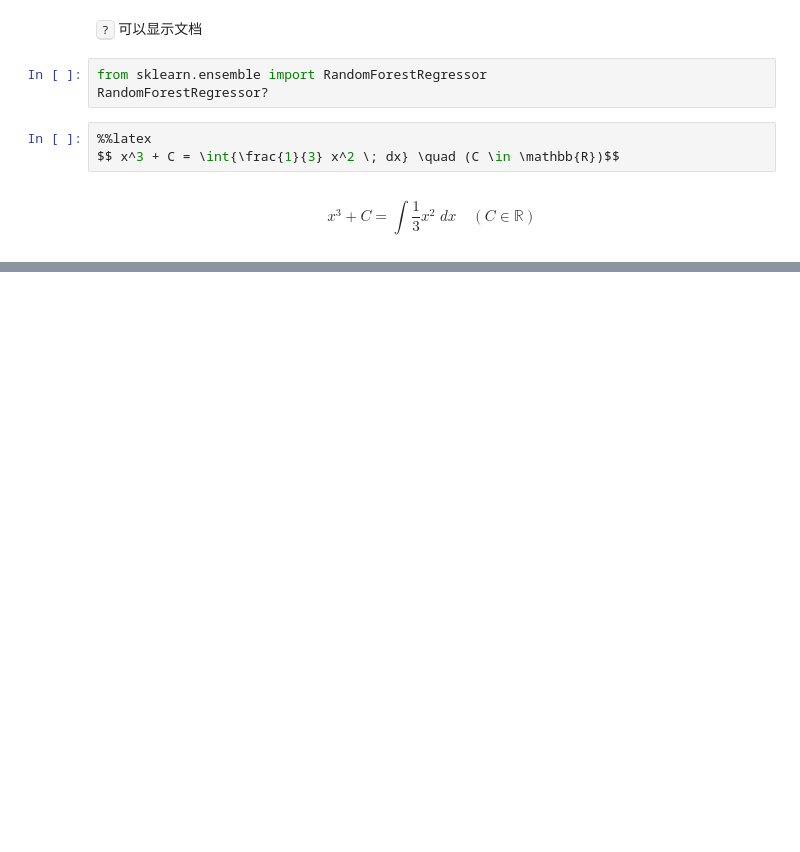
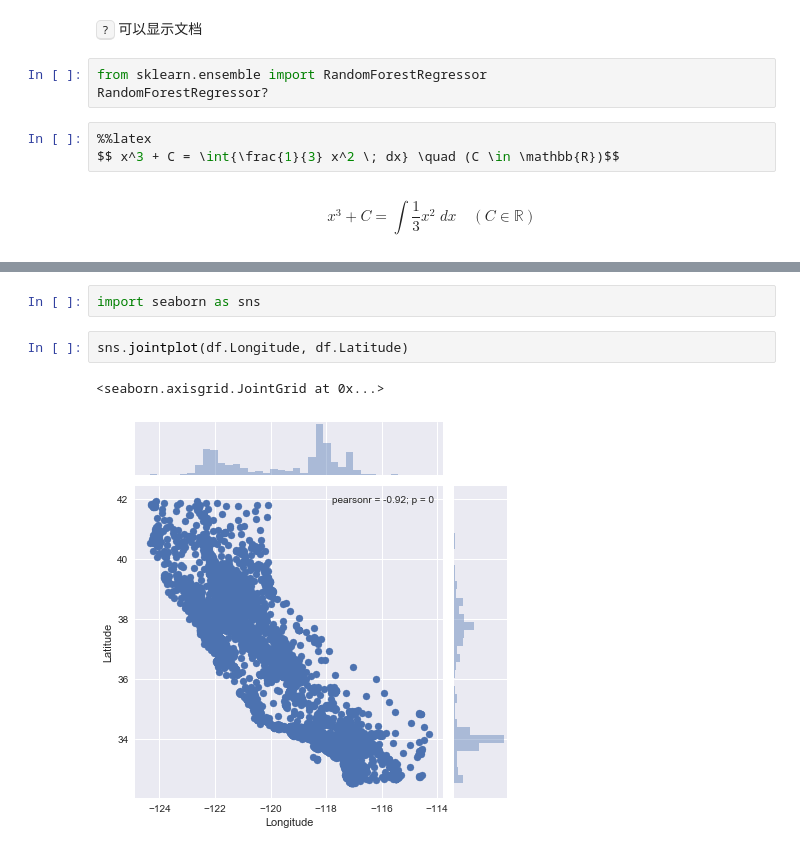
Before and after one commit to KECB/learn, a Jupyter notebook: Learn Jupyter.ipynb, the cells around one changed output, grey strips where cells are left out. Drawn from its saved outputs; the diff is of its cells as text; blank space fills up the shorter version.

```diff
--- a/Learn Jupyter.ipynb
+++ b/Learn Jupyter.ipynb
@@ -130,0 +144,7 @@ $$ x^3 + C = \int{\frac{1}{3} x^2 \; dx} \quad (C \in \mathbb{R})$$
+# %%
+import seaborn as sns
+# %%
+sns.jointplot(df.Longitude, df.Latitude)
+# %% [output]
+<seaborn.axisgrid.JointGrid at 0x...>
+[figure, added]
```
Also changed, not shown: parts of 7 cells of this notebook.
